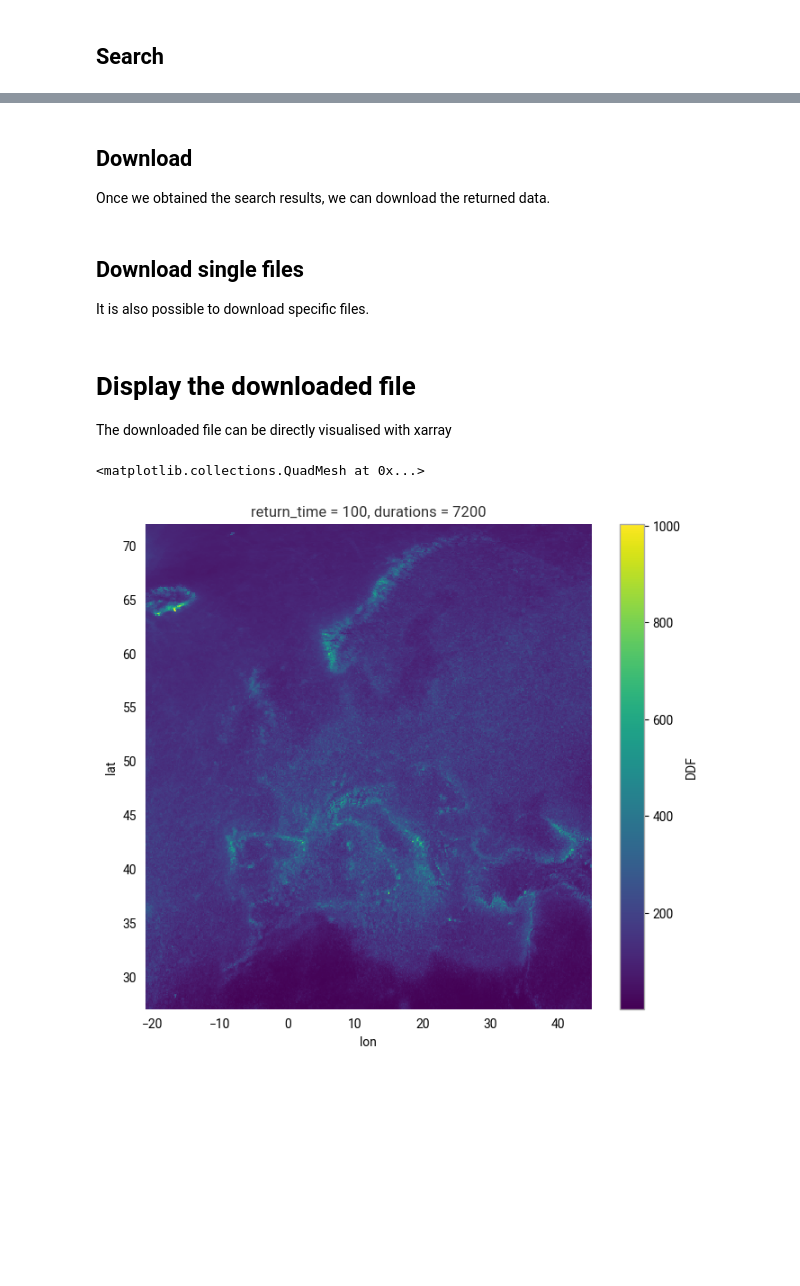
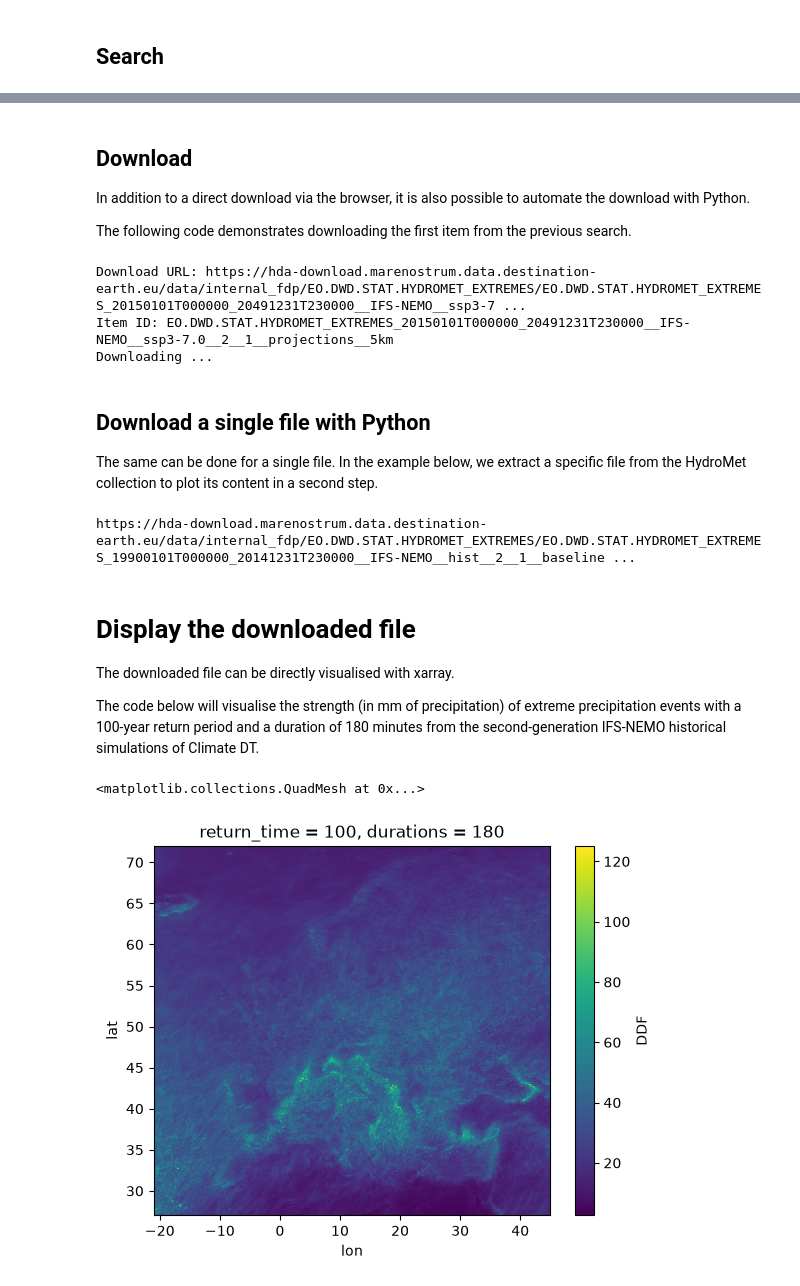
Before and after one commit to DestinE-Climate-DT/climatedt-community-resources, a Jupyter notebook: example_apps/HDA-REST-quick-start-dwd-and-use.ipynb, the cells around one changed output, grey strips where cells are left out. Cells and saved outputs as stored; diff of their text form; code cells hidden in the pictures; blank space fills up the shorter version.

Commit message:
Update HydroMet data retrival

```diff
--- a/example_apps/HDA-REST-quick-start-dwd-and-use.ipynb
+++ b/example_apps/HDA-REST-quick-start-dwd-and-use.ipynb
@@ -100,10 +126,12 @@ print(json.dumps(r.json(), indent=4))
 # %% [markdown]
 ## Download
 
-Once we obtained the search results, we can download the returned data.
+In addition to a direct download via the browser, it is also possible to automate the download with Python.
+
+The following code demonstrates downloading the first item from the previous search.
 # %%
 # select the first item in the result to download
-product = r.json()["features"][1]
+product = r.json()["features"][0]
 
 # DownloadLink is an asset representing the whole product
 download_url = product["assets"]["downloadLink"]["href"]
@@ -135,34 +163,55 @@ if response.status_code == HTTP_SUCCESS_CODE:
 
 else:
     print("Request Unsuccessful! Error-Code: {}".format(response.status_code))
+# %% [output]
+Download URL: https://hda-download.marenostrum.data.destination-earth.eu/data/internal_fdp/EO.DWD.STAT.HYDROMET_EXTREMES/EO.DWD.STAT.HYDROMET_EXTREMES_20150101T000000_20491231T230000__IFS-NEMO__ssp3-7 ...
+Item ID: EO.DWD.STAT.HYDROMET_EXTREMES_20150101T000000_20491231T230000__IFS-NEMO__ssp3-7.0__2__1__projections__5km
+Downloading ...
 # %% [markdown]
-## Download single files
+## Download a single file with Python
 
-It is also possible to download specific files.
+The same can be done for a single file. In the example below, we extract a specific file from the HydroMet collection to plot its content in a second step.
 # %%
-url = product["assets"]["1990_01_01_T00_00_to_2014_01_01_T00_00_DDF.nc"]["href"]
+url = next(
+    asset["href"]
+    for feature in r2.json()["features"]
+    for asset in feature.get("assets", {}).values()
+    if asset.get("title") == "1990_01_01_T00_00_to_2014_01_01_T00_00_DDF.nc"
+)
 
+print(url)
 
 local_file = "file.nc"
 
+response = requests.get(url, stream=True, headers=auth_headers)
+
 # download
 with requests.get(url, stream=True) as r:
-    r.raise_for_status()
-    with open(local_file, "wb") as f:
-        for chunk in r.iter_content(chunk_size=8192):
-            f.write(chunk)
+    #r.raise_for_status()
+    with open(local_file, "wb") as f, tqdm(
+        total=total_size, unit="B", unit_scale=True, desc="Downloading"
+    ) as progress_bar:
+        for chunk in response.iter_content(chunk_size=8192):
+            if chunk:
+                f.write(chunk)
+                f.flush()
+                progress_bar.update(len(chunk))  # Update progress bar
+# %% [output]
+https://hda-download.marenostrum.data.destination-earth.eu/data/internal_fdp/EO.DWD.STAT.HYDROMET_EXTREMES/EO.DWD.STAT.HYDROMET_EXTREMES_19900101T000000_20141231T230000__IFS-NEMO__hist__2__1__baseline ...
 # %% [markdown]
 # Display the downloaded file
 
-The downloaded file can be directly visualised with xarray
+The downloaded file can be directly visualised with xarray.
+
+The code below will visualise the strength (in mm of precipitation) of extreme precipitation events with a 100-year return period and a duration of 180 minutes from the second-generation IFS-NEMO historical simulations of Climate DT.
 # %%
 ds = xr.open_dataset(local_file)
 
 return_year = 100
-duration = 7200
+duration = 180
 
 ds = ds.DDF.sel(return_time = return_year, durations = duration)
 ds.plot()
 # %% [output]
 <matplotlib.collections.QuadMesh at 0x...>
-[figure, old version]
+[figure, new version]
```
Also changed, not shown: parts of 12 cells of this notebook.
